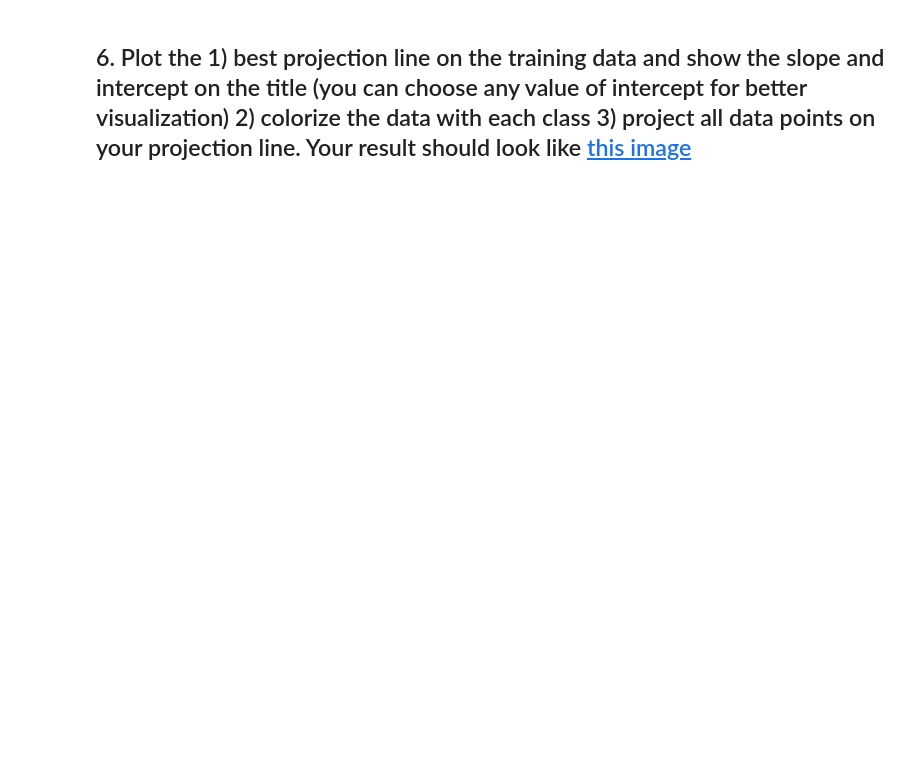
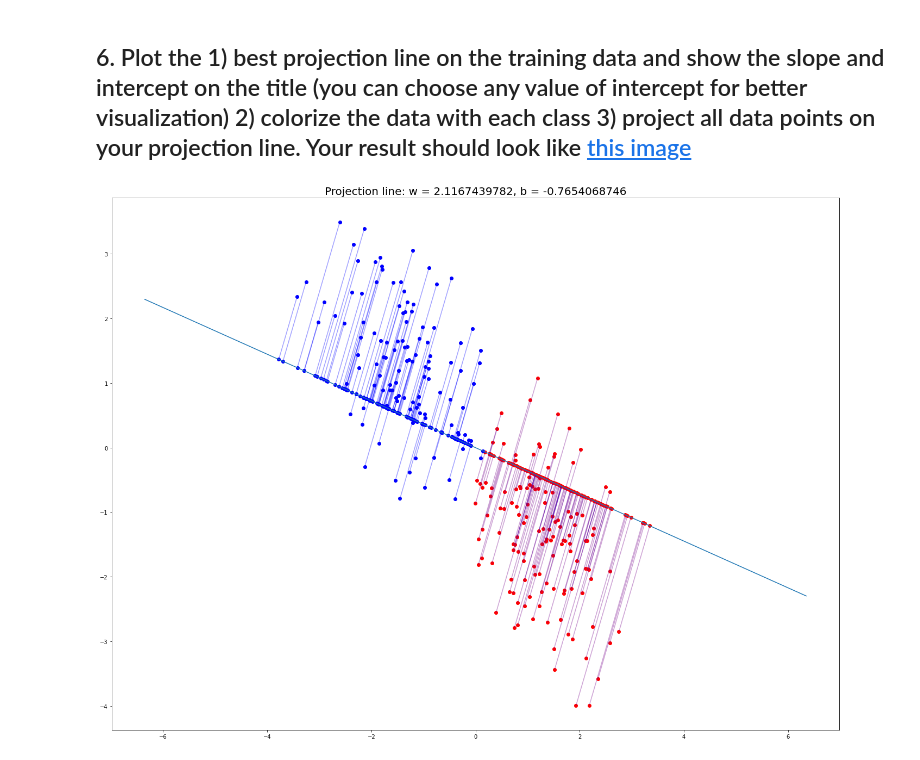
Before and after one commit to tl32rodan/CS_ILE5065, a Jupyter notebook: HW2/HW2.ipynb, the cells around one changed output. Saved outputs shown, nothing was run; the diff lists cells and outputs as text; code cells hidden in the pictures; blank space fills up the shorter version.

```diff
--- a/HW2/HW2.ipynb
+++ b/HW2/HW2.ipynb
@@ -29,2 +28,6 @@ print(y_test.shape)
+# %%
+## Your code HERE
+m1 = np.mean(x_train[y_train==0], axis=0)
+m2 = np.mean(x_train[y_train==1], axis=0)
 # %%
 print(f"mean vector of class 1: {m1}", f"mean vector of class 2: {m2}")
@@ -35,3 +38,7 @@ print(f"mean vector of class 1: {m1}", f"mean vector of class 2: {m2}")
+# %%
+## Your code HERE
+sw = np.mean([np.outer(x,x) for x in (x_train[y_train==0]-m1)], axis=0)\
+    +np.mean([np.outer(x,x) for x in (x_train[y_train==1]-m2)], axis=0)
 # %%
 assert sw.shape == (2,2)
 print(f"Within-class scatter matrix SW: {sw}")
@@ -49,3 +61,9 @@ print(f"Between-class scatter matrix SB: {sb}")
+# %%
+## Your code HERE
+w = np.array(np.linalg.inv(sw).dot(m1-m2))
+#w = w/(w@w)
+norm_w = w@w
+w = np.array([w]).T
 # %%
 assert w.shape == (2,1)
 print(f" Fisher’s linear discriminant: {w}")
@@ -52,3 +73,9 @@ print(f" Fisher’s linear discriminant: {w}")
+# %%
+my_1 = w.T@m1
+my_2 = w.T@m2
+x_proj = (w.T@x_test.T).reshape(-1)
+x_proj = [_x/norm_w for _x in x_proj]
+y_pred = np.array([0 if ((x-my_1)**2 < (x-my_2)**2) else 1 for x in x_proj])
 # %% [markdown]
 ## 5. Project the test data by linear discriminant to get the class prediction by nearest-neighbor rule and calculate the accuracy score
 you can use accuracy_score function from sklearn.metric.accuracy_score
@@ -60,0 +97,28 @@ print(f"Accuracy of test-set {acc}")
+# %%
+plt.figure(figsize=(24,18))
+x_proj_2d = np.array([w.T[0]*_x for _x in x_proj])
+
+plt.scatter(x_test[y_pred==0].T[0], x_test[y_pred==0].T[1], c='red')
+plt.scatter(x_proj_2d[y_pred==0].T[0], x_proj_2d[y_pred==0].T[1], c='red')
+
+for i in range(len(x_test[y_pred==0])):
+    plt.plot([x_test[y_pred==0].T[0][i], x_proj_2d[y_pred==0].T[0][i]], \
+             [x_test[y_pred==0].T[1][i], x_proj_2d[y_pred==0].T[1][i]], 'r', alpha=0.2)
+
+plt.scatter(x_test[y_pred==1].T[0], x_test[y_pred==1].T[1], c='blue')
+plt.scatter(x_proj_2d[y_pred==1].T[0], x_proj_2d[y_pred==1].T[1], c='blue')
+
+for i in range(len(x_test[y_pred==1])):
+    plt.plot([x_test[y_pred==1].T[0][i], x_proj_2d[y_pred==1].T[0][i]], \
+             [x_test[y_pred==1].T[1][i], x_proj_2d[y_pred==1].T[1][i]], 'b', alpha=0.2)
+
+line_w = np.array([x*w.T[0] for x in np.linspace(-3,3, num=100)]).T
+
+for i in range(len(x_test)):
+    plt.plot([x_test.T[0][i], x_proj_2d.T[0][i]], [x_test.T[1][i], x_proj_2d.T[1][i]], 'b', alpha=0.2)
+
+plt.plot(line_w[0], line_w[1])
+plt.title('Projection line: w = {:.10f}, b = {:.10f}'.format(w.T[0][0], w.T[0][1]), fontsize=20)
+plt.show()
+# %% [output]
+[figure, added]
```
Also changed, not shown: parts of 13 cells of this notebook.
